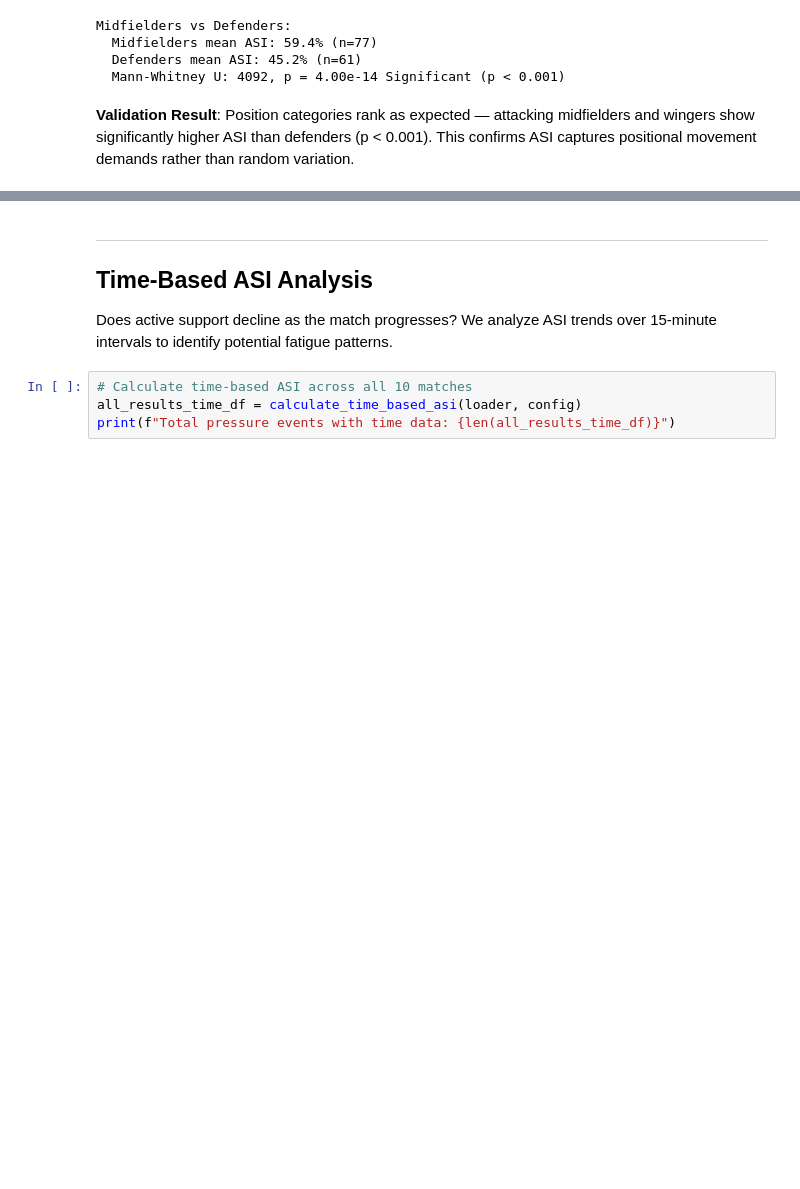
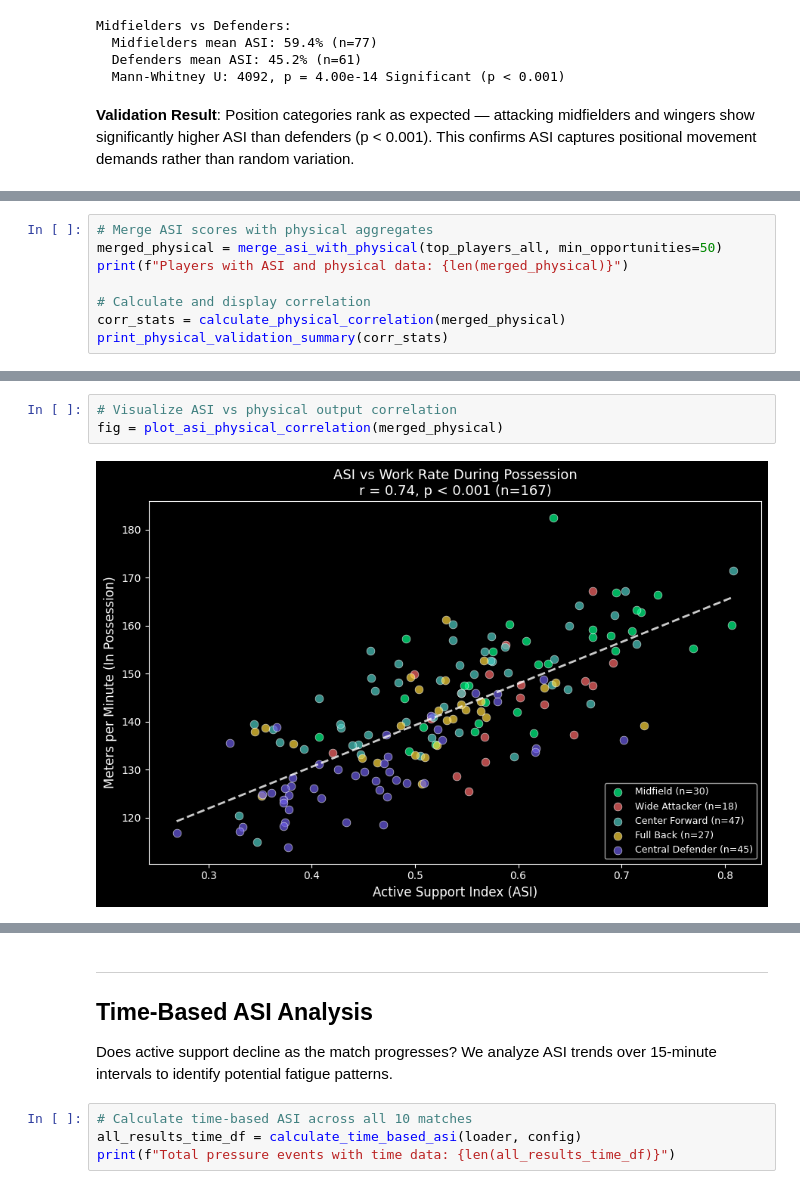
Before and after one commit to ringhilterra/analytics_cup_research, a Jupyter notebook: submission.ipynb, the cells around one changed output, grey strips where cells are left out. Cells and saved outputs as stored; diff of their text form; blank space fills up the shorter version.

Commit message:
add physical validation

```diff
--- a/submission.ipynb
+++ b/submission.ipynb
@@ -380,0 +389,8 @@ Midfielders vs Defenders:
+# %%
+# Merge ASI scores with physical aggregates
+merged_physical = merge_asi_with_physical(top_players_all, min_opportunities=50)
+print(f"Players with ASI and physical data: {len(merged_physical)}")
+
+# Calculate and display correlation
+corr_stats = calculate_physical_correlation(merged_physical)
+print_physical_validation_summary(corr_stats)
@@ -380,0 +409,5 @@ Midfielders vs Defenders:
+# %%
+# Visualize ASI vs physical output correlation
+fig = plot_asi_physical_correlation(merged_physical)
+# %% [output]
+[figure, added]
```
Also changed, not shown: parts of 5 cells of this notebook, 2 other files.
